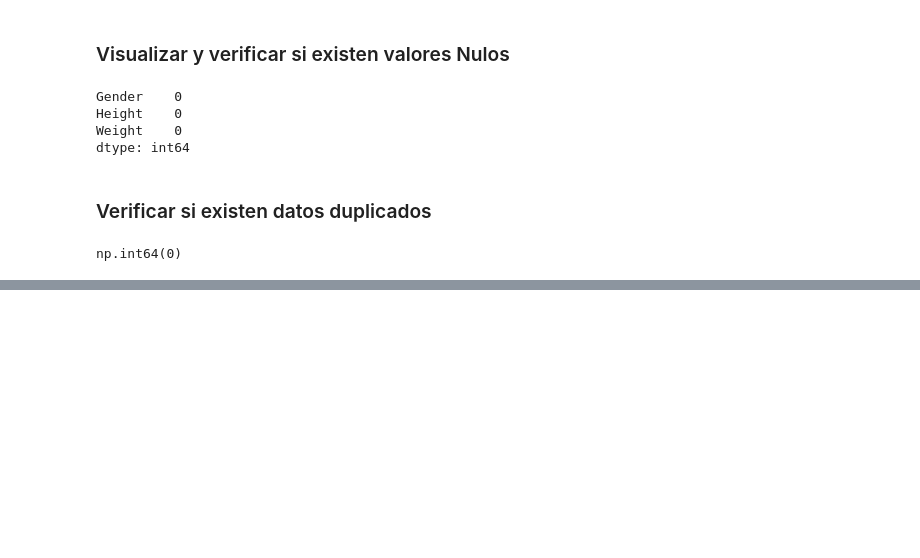
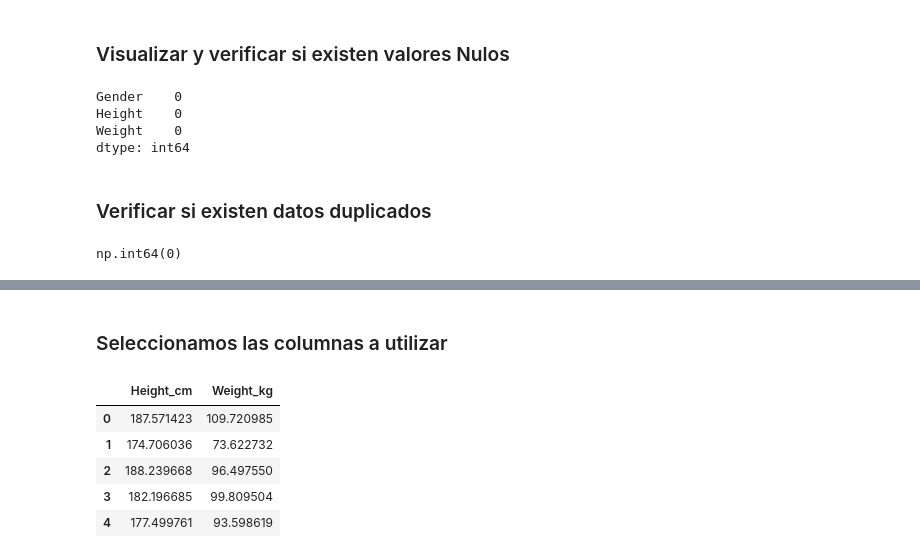
Before and after one commit to Fleitaselene-dev/tlp3-reg-lineal-scikitlearn, a Jupyter notebook: main.ipynb, the cells around one changed output, grey strips where cells are left out. Cells and saved outputs as stored; diff of their text form; code cells hidden in the pictures; blank space fills up the shorter version.

```diff
--- a/main.ipynb
+++ b/main.ipynb
@@ -79,0 +107,11 @@ np.int64(0)
+# %% [markdown]
+### Seleccionamos las columnas a utilizar
+# %%
+train_small[['Height_cm','Weight_kg']].head()
+# %% [output]
+|  | Height_cm | Weight_kg |
+| 0 | 187.571423 | 109.720985 |
+| 1 | 174.706036 | 73.622732 |
+| 2 | 188.239668 | 96.497550 |
+| 3 | 182.196685 | 99.809504 |
+| 4 | 177.499761 | 93.598619 |
```
Also changed, not shown: parts of 17 cells of this notebook, 1 other file.
